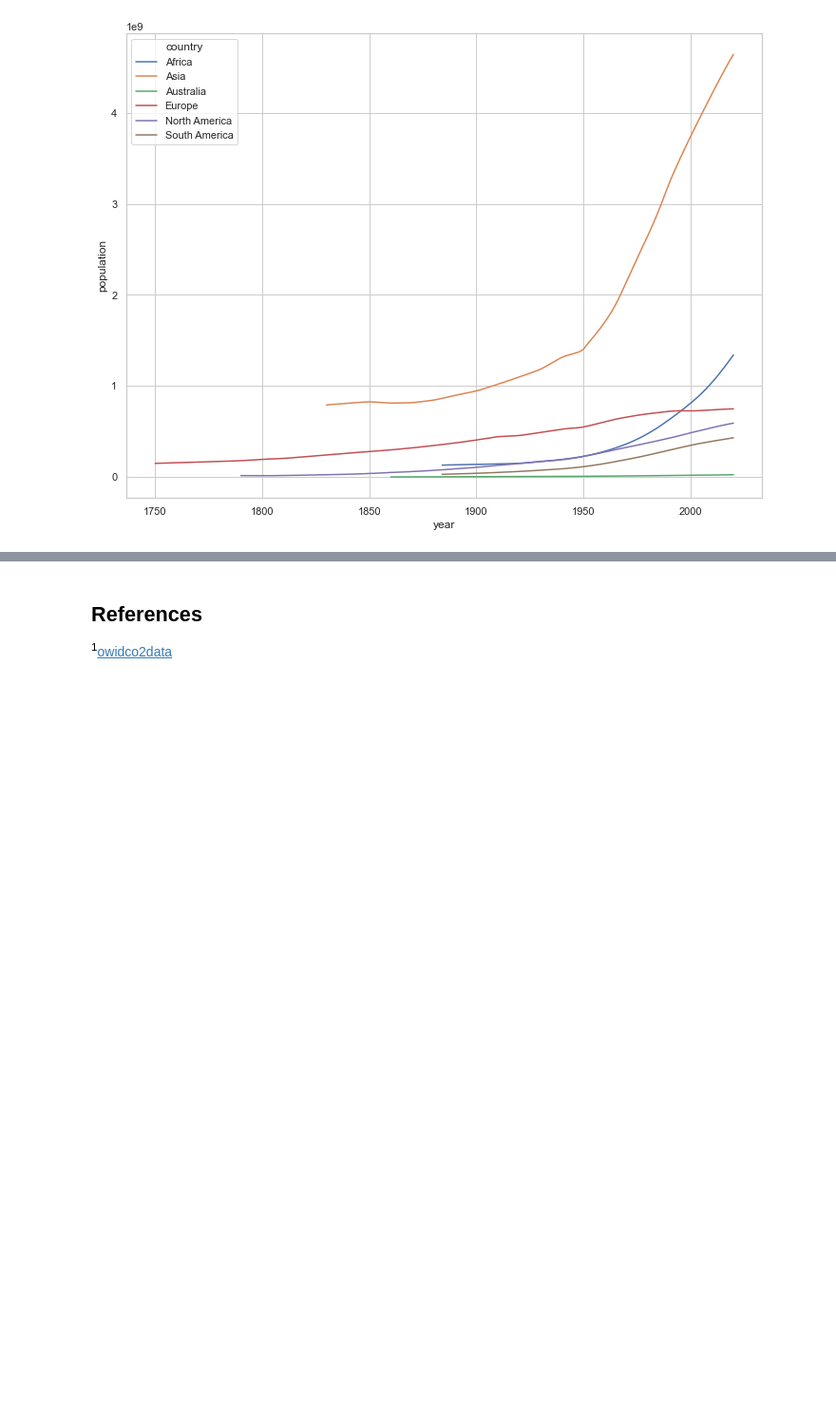
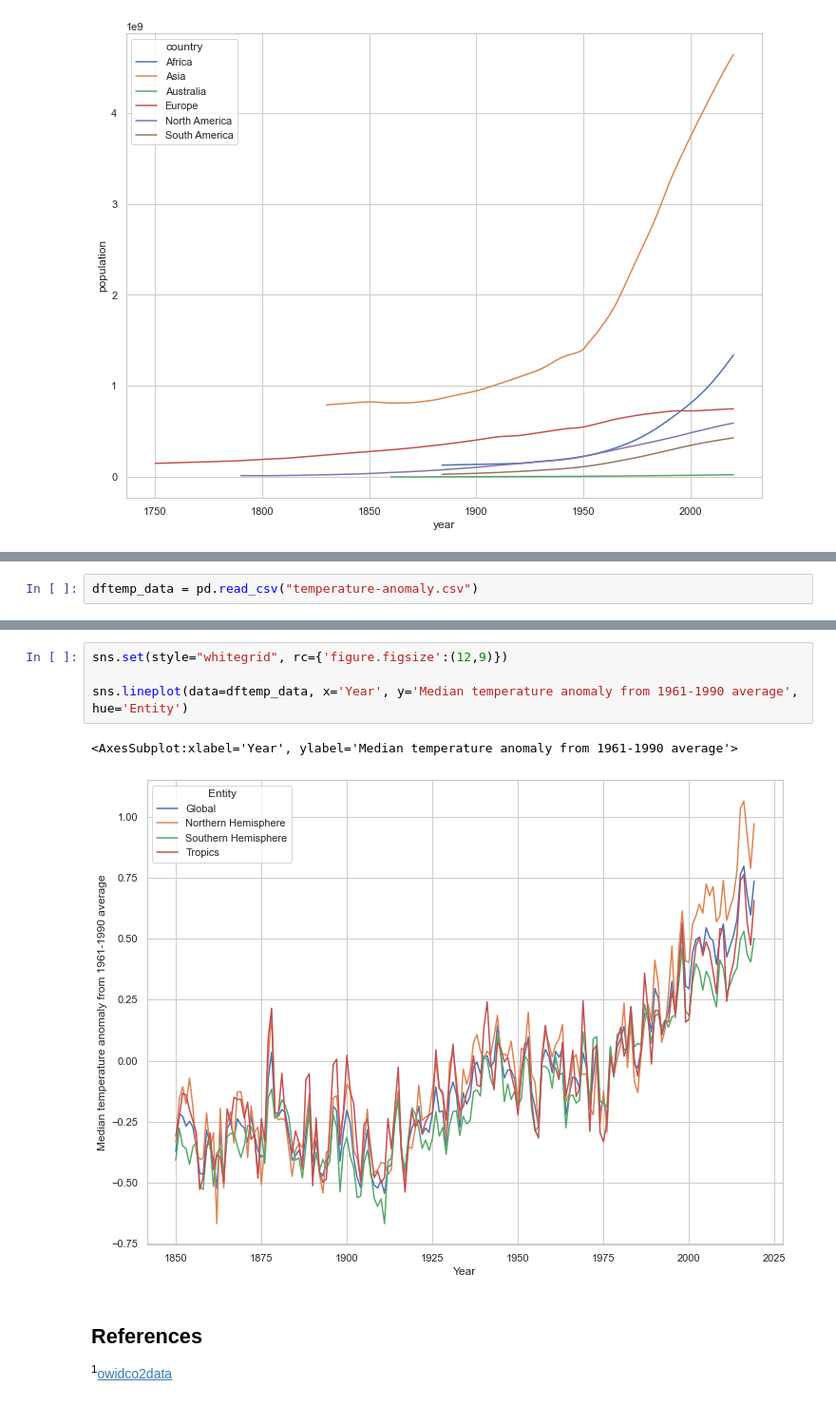
Before and after one commit to SaidhbhFoley/data_real_world_CO2, a Jupyter notebook: Real_World_CO2.ipynb, the cells around one changed output, grey strips where cells are left out. Shown at 95% size. Saved outputs shown, nothing was run; the diff lists cells and outputs as text; blank space fills up the shorter version.

```diff
--- a/Real_World_CO2.ipynb
+++ b/Real_World_CO2.ipynb
@@ -635,0 +664,2 @@ sns.lineplot(data=dfglobal_data, x='year', y='population', hue='country')
+# %%
+dftemp_data = pd.read_csv("temperature-anomaly.csv")
@@ -636,3 +710,10 @@ sns.lineplot(data=dfglobal_data, x='year', y='population', hue='country')
+# %%
+sns.set(style="whitegrid", rc={'figure.figsize':(12,9)})
+
+sns.lineplot(data=dftemp_data, x='Year', y='Median temperature anomaly from 1961-1990 average', hue='Entity')
+# %% [output]
+<AxesSubplot:xlabel='Year', ylabel='Median temperature anomaly from 1961-1990 average'>
+[figure, added]
 # %% [markdown]
 ## References
 <sup>1</sup>[owidco2data](https://github.com/owid/co2-data/blob/master/owid-co2-data.xlsx)
```
Also changed, not shown: parts of 7 cells of this notebook, 2 other files.
